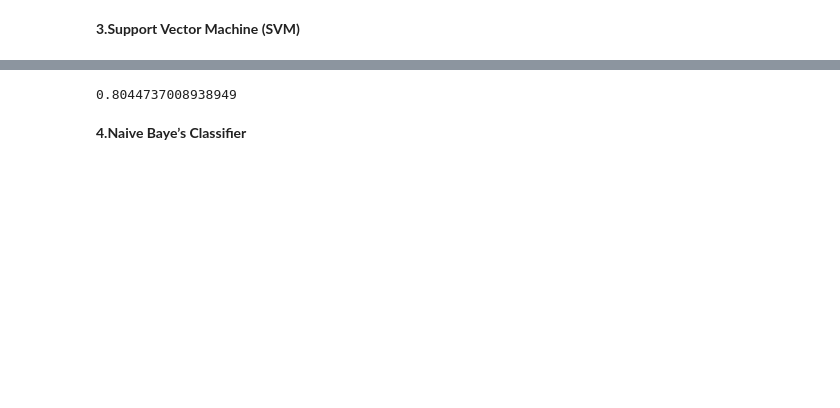
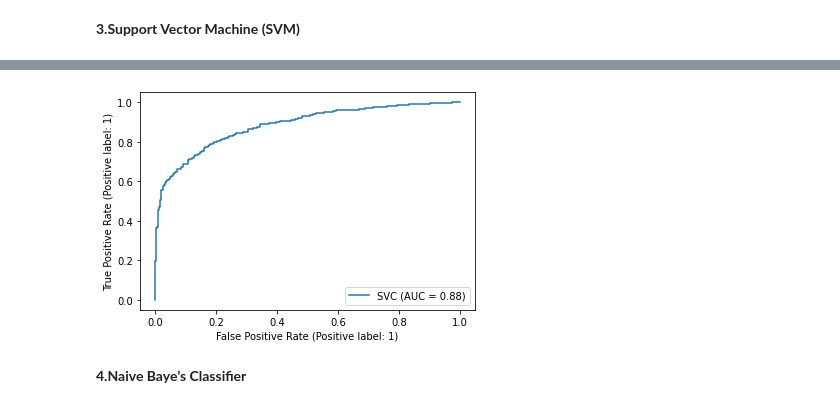
Before and after one commit to omajipawar/Cardiovascular-Risk-Prediction, a Jupyter notebook: Cardiovascular_Risk_Prediction_(Omaji_Pawar).ipynb, the cells around one changed output, grey strips where cells are left out. Drawn from its saved outputs; the diff is of its cells as text; code cells hidden in the pictures; blank space fills up the shorter version.

```diff
--- a/Cardiovascular_Risk_Prediction_(Omaji_Pawar).ipynb
+++ b/Cardiovascular_Risk_Prediction_(Omaji_Pawar).ipynb
@@ -497,9 +511,9 @@ weighted avg       0.81      0.80      0.80      1152
-# %%
-from sklearn.metrics import roc_auc_score
-
-roc_auc_score(y_test,y_pred_test3)
-# %% [output]
-0.8044737008938949
+# %%
+#Plotting roc curve
+plot_roc_curve(svc,X_test,y_test)
+plt.show()
+# %% [output]
+[figure, added]
 # %% [markdown]
 **4.Naive Baye’s Classifier**
 # %%
```
Also changed, not shown: parts of 24 cells of this notebook.
